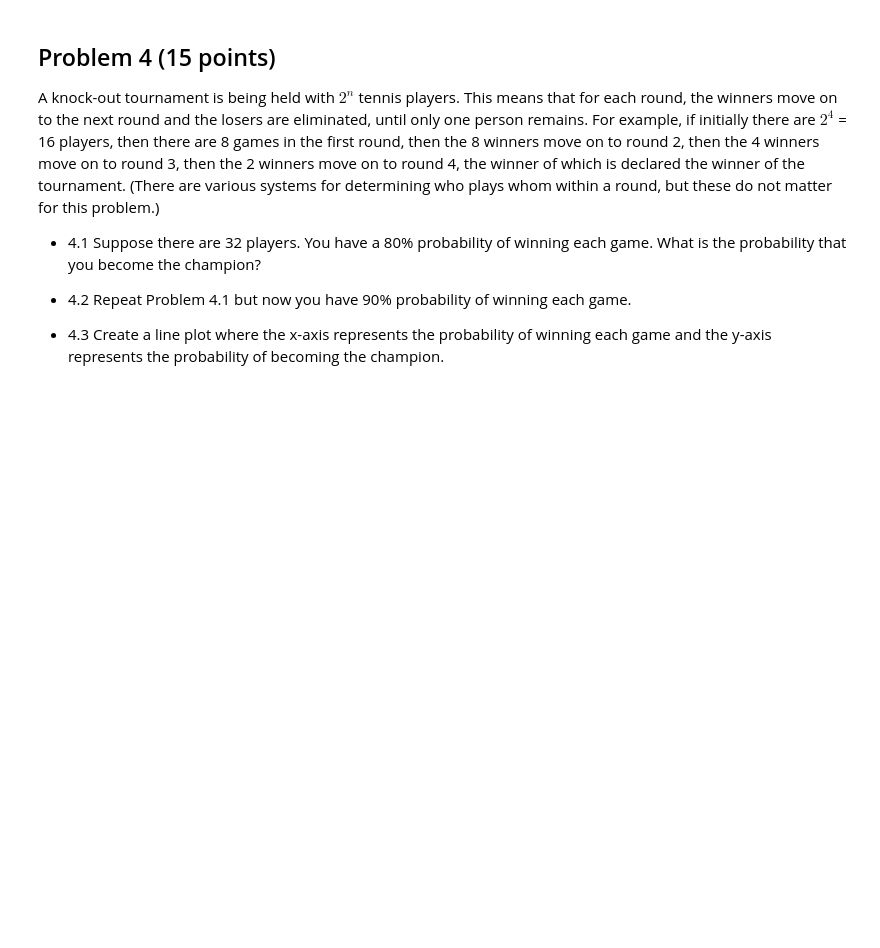
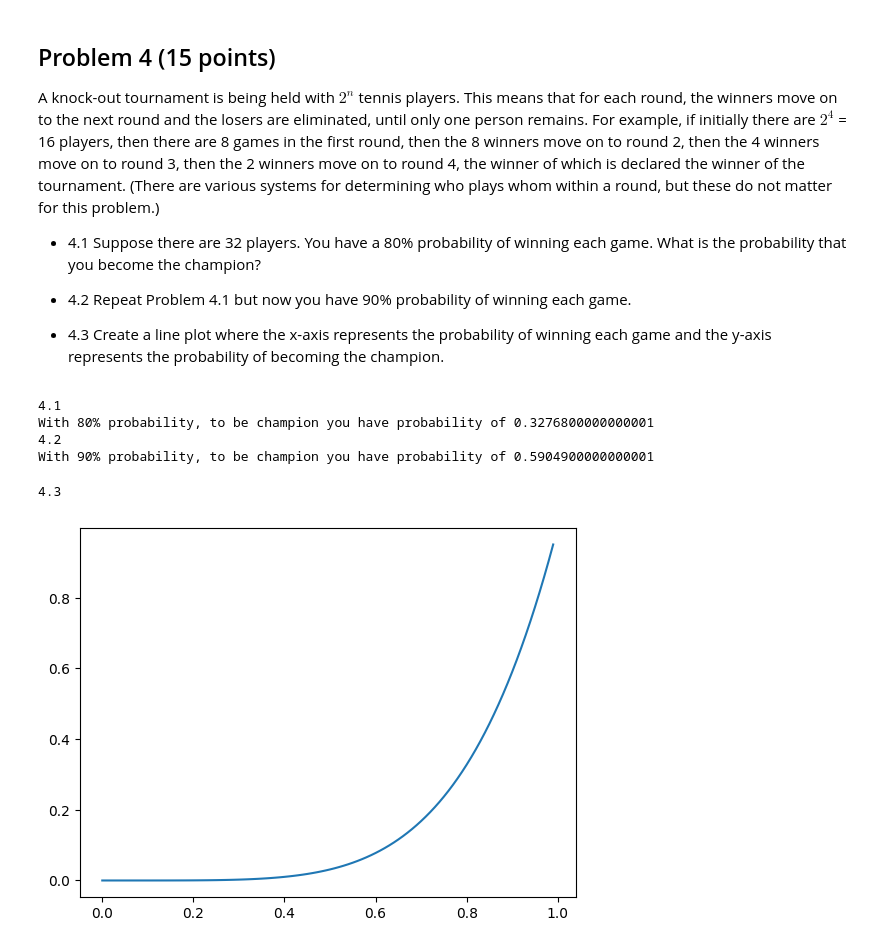
Before and after one commit to Icefirez1/STOR535, a Jupyter notebook: Assignments/Lab1.ipynb, the cells around one changed output. Saved outputs shown, nothing was run; the diff lists cells and outputs as text; code cells hidden in the pictures; blank space fills up the shorter version.

```diff
--- a/Assignments/Lab1.ipynb
+++ b/Assignments/Lab1.ipynb
@@ -150,3 +181,16 @@ You have a 6-sided die, but it is unbalanced. Instead of each face {1,2,3,4,5,6}
 - 3.2 Calculate the empirical frequencies of rolling 1,2,3,4,5,6 based on your outcome.
 
 - 3.3 Copmare it to the true probability $[0.05, 0.1, 0.3, 0.2, 0.05, 0.3]$. Explain your answers in words.
+# %%
+print(3.1)
+np.random.seed(1)
+dice = np.random.choice([1,2,3,4,5,6], (1,1000), p=[0.05, 0.1, 0.3, 0.2, 0.05, 0.3])[0]
+print(dice)
+print(3.2)
+unique, counts = np.unique(dice, return_counts=True)
+nums = dict(zip(unique, counts))
+for i in range(1, 7):
+    probability = nums[i]/len(dice)
+    print("Empiracal Probability for " + str(i)+ " is " + str(probability))
+print(3.3)
+print("The empiracal probabilities seemed close to the calculated probabilities. \nFor 1 , 4 and 5 it was over and for 2, 3, 6 it was under the calculated probability")
@@ -161,3 +223,26 @@ A knock-out tournament is being held with $2^n$ tennis players. This means that
 - 4.2 Repeat Problem 4.1 but now you have 90% probability of winning each game.
 
 - 4.3 Create a line plot where the x-axis represents the probability of winning each game and the y-axis represents the probability of becoming the champion.
+# %%
+def getpredictedwin(numofplayers, winprediction):
+    rounds = math.log2(numofplayers)
+    return math.pow(winprediction, rounds)
+# %%
+print("4.1")
+print("With 80% probability, to be champion you have probability of " + str(getpredictedwin(32, .8)))
+print("4.2")
+print("With 90% probability, to be champion you have probability of " + str(getpredictedwin(32, .9)))
+# %% [output]
+4.1
+With 80% probability, to be champion you have probability of 0.3276800000000001
+4.2
+With 90% probability, to be champion you have probability of 0.5904900000000001
+# %%
+print("4.3")
+x = np.arange(0, 1, .01)
+y = [getpredictedwin(32, i) for i in x]
+plt.plot(x, y)
+plt.show()
+# %% [output]
+4.3
+[figure, added]
```
Also changed, not shown: parts of 2 cells of this notebook.
